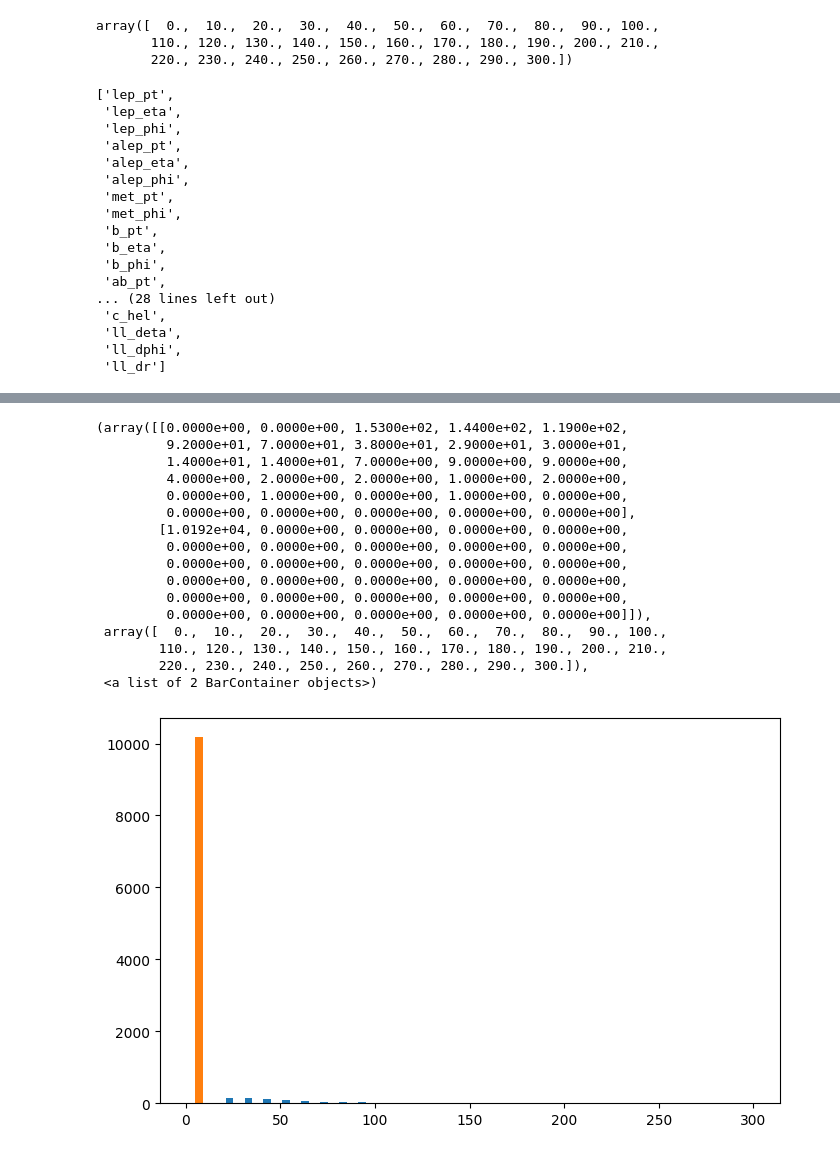
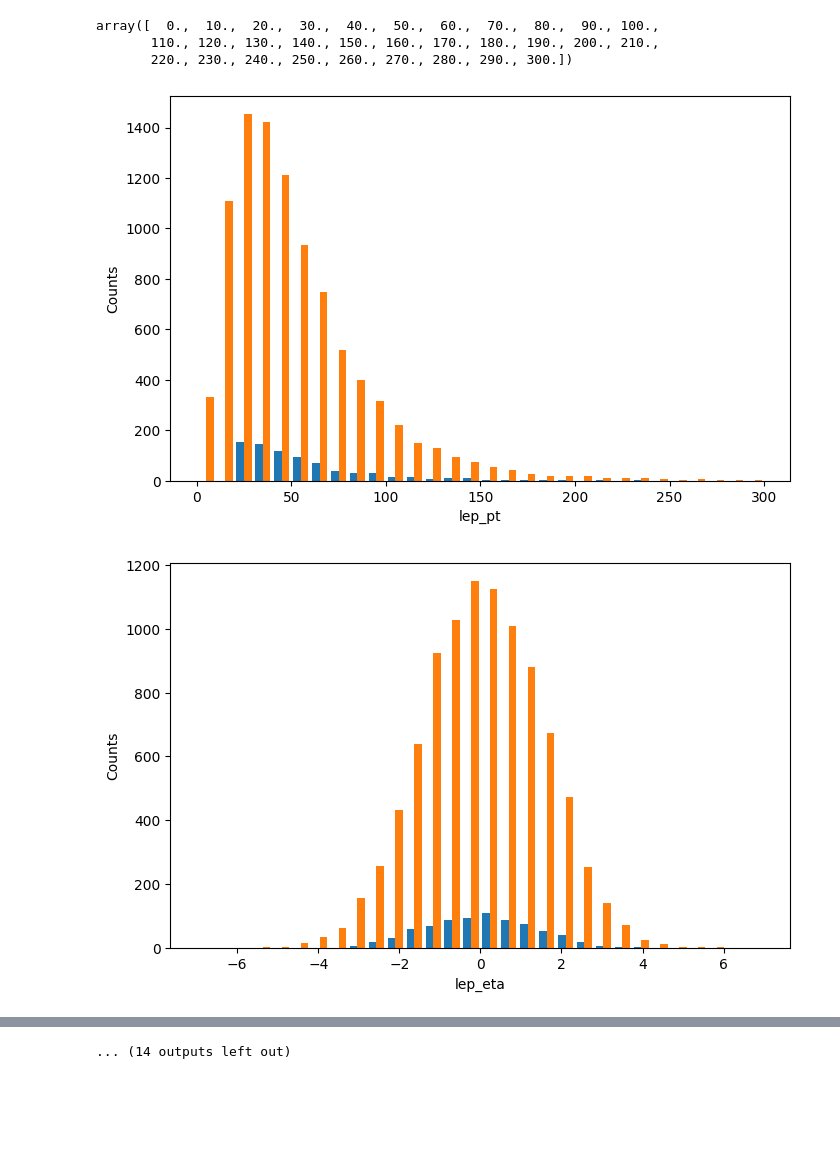
Before and after one commit to jthiema/Top-Quark-Spin-Correlations, a Jupyter notebook: Plotting/response_matrices.ipynb, the cells around one changed output, grey strips where cells are left out. Cells and saved outputs as stored; diff of their text form; code cells hidden in the pictures; blank space fills up the shorter version.

Commit message:
added examine misidentified dileptonic step in the response_matrices.ipynb

```diff
--- a/Plotting/response_matrices.ipynb
+++ b/Plotting/response_matrices.ipynb
@@ -153,23 +219,3 @@ gen_names = hist_out.keys(filter_name="/gen/") #t_pt
 reco_names = [[] for n in range(len(gen_names))]
 for i in range(len(gen_names)):
     reco_names[i] = gen_names[i].strip("gen").strip(";1").strip("_")
-# %%
-reco_names
-# %% [output]
-['lep_pt',
- 'lep_eta',
- 'lep_phi',
- 'alep_pt',
- 'alep_eta',
- 'alep_phi',
- 'met_pt',
- 'met_phi',
- 'b_pt',
- 'b_eta',
- 'b_phi',
- 'ab_pt',
-... (28 lines left out)
- 'c_hel',
- 'll_deta',
- 'll_dphi',
- 'll_dr']
@@ -176,11 +225,17 @@ reco_names
 # %%
-h_reco = minitree['Step8'][reco_names[0]].array()
-h_gen = minitree['Step0']['gen_top_pt_0'].array()
-bins = hist_out[reco_names[0]].to_numpy()[1]
-fig_rvg, ax_rvg = plt.subplots(figsize=(8, 5))
+for i in range(len(hist_out.keys(filter_name="/all/"))):
+    h_reco = minitree['Step8'][hist_out.keys(filter_name="/all/")[i].strip("all_").strip(";1").strip("gen").strip("_")].array()
+    h_gen = minitree['Step0'][hist_out.keys()[i].strip("all_").strip(";1")+"_0"].array()
+    bins = hist_out[reco_names[i]].to_numpy()[1]
+    fig_rvg, ax_rvg = plt.subplots(figsize=(8, 5))
 
-#ax_rvg.hist(h_gen)
-ax_rvg.hist([h_reco, h_gen], bins)
-#
-#plt.show()
+    #ax_rvg.hist(h_gen)
+
+    ax_rvg.hist([h_reco, h_gen], bins, label=[reco_names[i], "Counts"])
+    ax_rvg.set_xlabel(reco_names[i])
+    ax_rvg.set_ylabel("Counts")
+    #plt.yticks(np.arange(min(bins), max(bins), 100))
+    plt.show()
 # %% [output]
+[figure, new version]
+[figure, added]
@@ -187,17 +252 @@ ax_rvg.hist([h_reco, h_gen], bins)
-(array([[0.0000e+00, 0.0000e+00, 1.5300e+02, 1.4400e+02, 1.1900e+02,
-         9.2000e+01, 7.0000e+01, 3.8000e+01, 2.9000e+01, 3.0000e+01,
-         1.4000e+01, 1.4000e+01, 7.0000e+00, 9.0000e+00, 9.0000e+00,
-         4.0000e+00, 2.0000e+00, 2.0000e+00, 1.0000e+00, 2.0000e+00,
-         0.0000e+00, 1.0000e+00, 0.0000e+00, 1.0000e+00, 0.0000e+00,
-         0.0000e+00, 0.0000e+00, 0.0000e+00, 0.0000e+00, 0.0000e+00],
-        [1.0192e+04, 0.0000e+00, 0.0000e+00, 0.0000e+00, 0.0000e+00,
-         0.0000e+00, 0.0000e+00, 0.0000e+00, 0.0000e+00, 0.0000e+00,
-         0.0000e+00, 0.0000e+00, 0.0000e+00, 0.0000e+00, 0.0000e+00,
-         0.0000e+00, 0.0000e+00, 0.0000e+00, 0.0000e+00, 0.0000e+00,
-         0.0000e+00, 0.0000e+00, 0.0000e+00, 0.0000e+00, 0.0000e+00,
-         0.0000e+00, 0.0000e+00, 0.0000e+00, 0.0000e+00, 0.0000e+00]]),
- array([  0.,  10.,  20.,  30.,  40.,  50.,  60.,  70.,  80.,  90., 100.,
-        110., 120., 130., 140., 150., 160., 170., 180., 190., 200., 210.,
-        220., 230., 240., 250., 260., 270., 280., 290., 300.]),
- <a list of 2 BarContainer objects>)
+... (14 outputs left out)
-[figure, old version]
```
Also changed, not shown: parts of 9 cells of this notebook.
